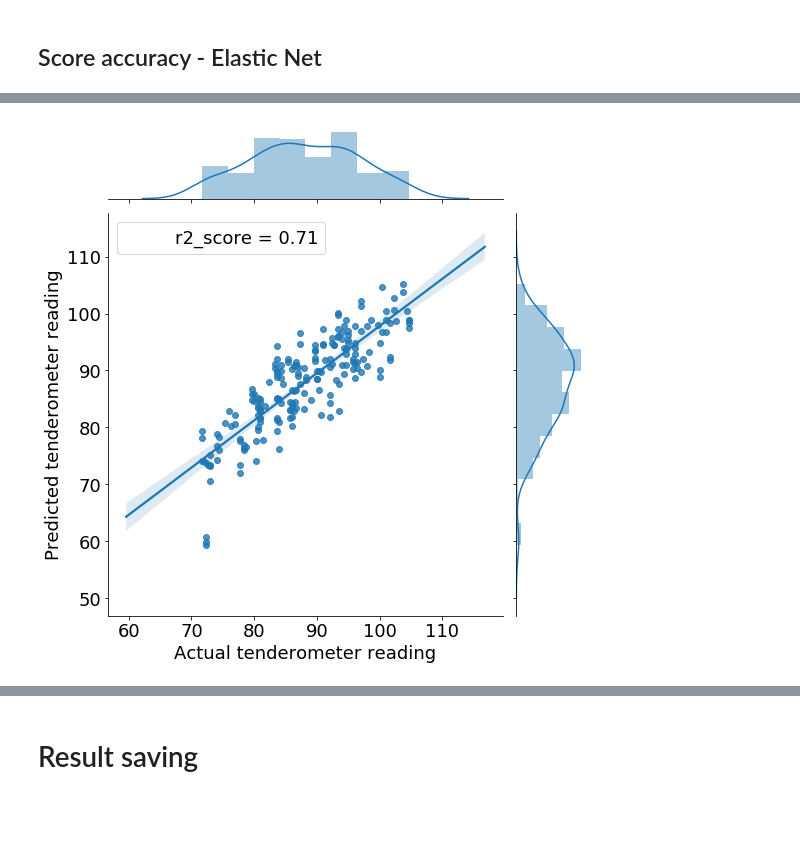
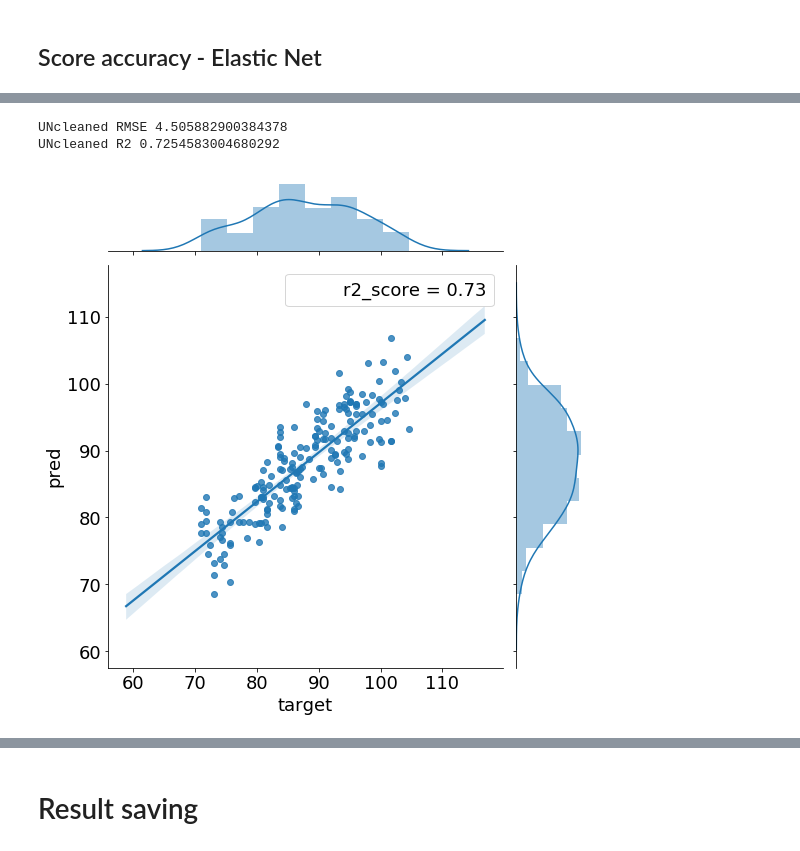
Before and after one commit to rudloffl/open-nirs, a Jupyter notebook: notebooks/C1 - regression elasticnet.ipynb, the cells around one changed output, grey strips where cells are left out. Saved outputs shown, nothing was run; the diff lists cells and outputs as text; code cells hidden in the pictures; blank space fills up the shorter version.

Commit message:
New graphs and misc updates

```diff
--- a/notebooks/C1 - regression elasticnet.ipynb
+++ b/notebooks/C1 - regression elasticnet.ipynb
@@ -41,6 +50,9 @@ kf = KFold(n_splits=5, shuffle=False, random_state=47)
 ## Split definition
 # %%
 from sklearn.model_selection import train_test_split
+# %%
+spectra[(spectra['target'] > 72) & (spectra['target'] < 72.5)]
+spectra.drop([72,73,74,75], inplace=True)
 # %%
 X_train, X_test, y_train, y_test = train_test_split(spectra, spectra['target'], test_size=0.33, random_state=42)
 # %%
@@ -135,7 +153,7 @@ Pipeline(memory=None,
 # %%
 rmsecv = []
 components = [2,5,]
-components.extend(np.arange(10,80+1,5))
+components.extend(np.arange(10,60+1,5))
 alpha_opt = []
 l1_ratio_opt = []
 
@@ -276,7 +294,7 @@ def objective(params):
 space = {
     'alpha': hp.loguniform('alpha', -3, 0),
     'l1_ratio': hp.uniform('l1_ratio', 0, 1),
-    'pca__n_components': hp.quniform('pca__n_components',30, 40, 1),
+    'pca__n_components': hp.quniform('pca__n_components',10, 30, 1),
     'savgol__window_length': hp.quniform('savgol__window_length', 3, 19, 2),
     'savgol__deriv':hp.quniform('savgol__deriv', 1, 2, 1),
     'savgol__wavemin': hp.quniform('savgol__wavemin', 950, 1200, 2),
@@ -581,4 +598,4 @@ preds_test = elnet.predict(Xtranstest)
 # %%
-df = pd.DataFrame({'target':y_test, 'pred':preds_test}) #
+df = pd.DataFrame({'target':y_test, 'pred':preds_test, 'validation':[1 for x in range(y_test.shape[0])]})
 df.head()
 # %% [output]
@@ -614,17 +650,32 @@ df[['delta']].describe()
+# %%
+print('UNcleaned RMSE', (mean_squared_error(df['target'], df['pred']))**.5)
+print('UNcleaned R2', r2_score(df['target'], df['pred']))
+
+if False:
+    print()
+    subset = df.drop([72, 73, 75])
+    print('cleaned RMSE', (mean_squared_error(subset['target'], subset['pred']))**.5)
+    print('cleaned R2', r2_score(subset['target'], subset['pred']))
+# %% [output]
+UNcleaned RMSE 4.505882900384378
+UNcleaned R2 0.7254583004680292
 # %%
 import seaborn as sns
 # %%
 from scipy import stats
 from sklearn.metrics import r2_score
 
-sns.jointplot(x='target', y='pred', data=df,  height=8, stat_func=r2_score, kind='reg',)
-plt.xlabel('Actual tenderometer reading')
-plt.ylabel('Predicted tenderometer reading')
+#fig, ax = plt.subplots()
 
+sns.jointplot(x='target', y='pred', data=df[df['validation']==1],  height=8, stat_func=r2_score, kind='reg')
+#sns.jointplot(x='target', y='pred', data=df[df['validation']==0],  height=8, stat_func=r2_score, kind='reg', ax=ax, label='train', color='r')
+#plt.xlabel('Actual tenderometer reading')
+#plt.ylabel('Predicted tenderometer reading')
+#ax.legend()
 plt.savefig('elnet - result regression.png', bbox_inches = 'tight')
 plt.show()
 # %% [output]
-[figure, old version]
+[figure, new version]
 # %%
 
 df.plot.scatter('target', 'delta')
```
Also changed, not shown: parts of 39 cells of this notebook, 8 other files.
